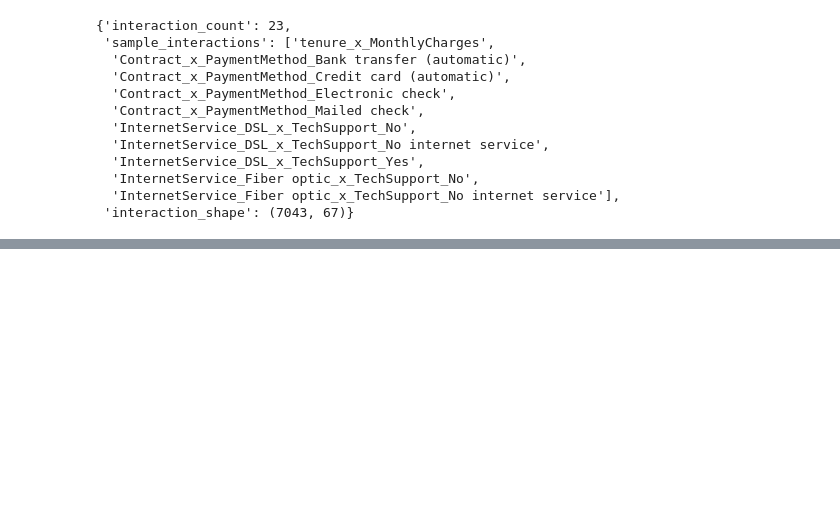
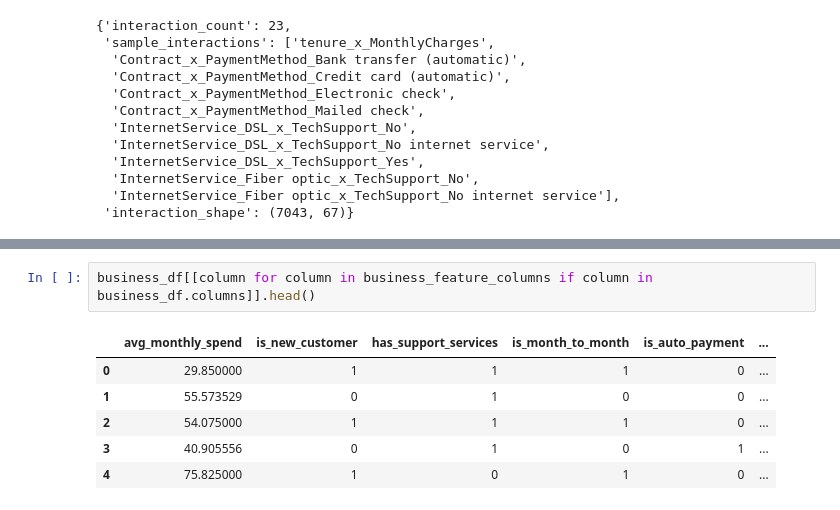
Before and after one commit to mmubashir95/Telco-Customer-Churn, a Jupyter notebook: notebooks/08_feature_engineering.ipynb, the cells around one changed output, grey strips where cells are left out. Drawn from its saved outputs; the diff is of its cells as text; blank space fills up the shorter version.

Commit message:
`feat: add business feature generation to feature engineering notebook`

```diff
--- a/notebooks/08_feature_engineering.ipynb
+++ b/notebooks/08_feature_engineering.ipynb
@@ -343,0 +428,9 @@ interaction_df[interaction_preview_columns].head()
+# %%
+business_df[[column for column in business_feature_columns if column in business_df.columns]].head()
+# %% [output]
+|  | avg_monthly_spend | is_new_customer | has_support_services | is_month_to_month | is_auto_payment | ... |
+| 0 | 29.850000 | 1 | 1 | 1 | 0 | ... |
+| 1 | 55.573529 | 0 | 1 | 0 | 0 | ... |
+| 2 | 54.075000 | 1 | 1 | 1 | 0 | ... |
+| 3 | 40.905556 | 0 | 1 | 0 | 1 | ... |
+| 4 | 75.825000 | 1 | 0 | 1 | 0 | ... |
```
Also changed, not shown: parts of 2 cells of this notebook.
